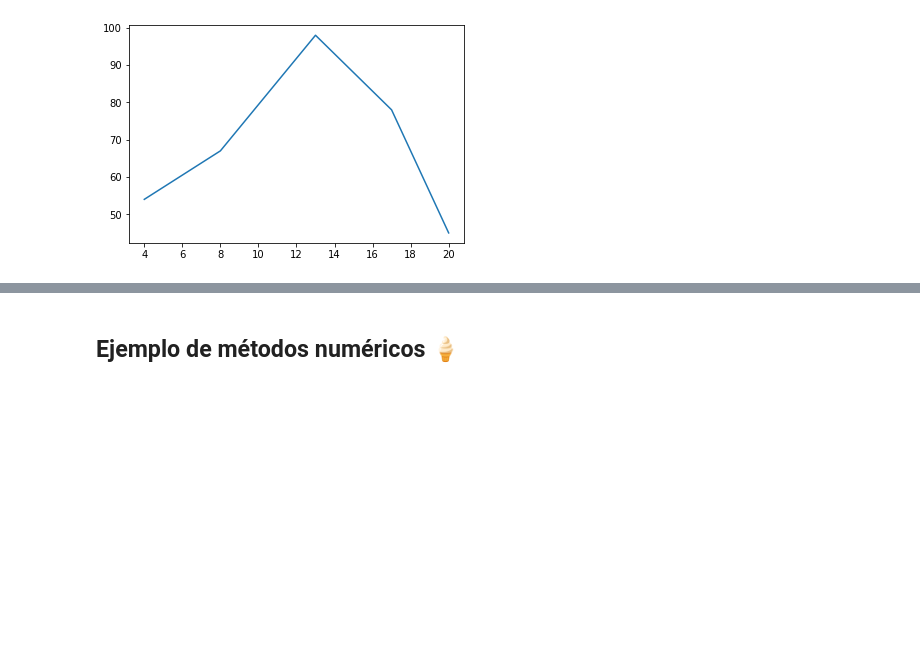
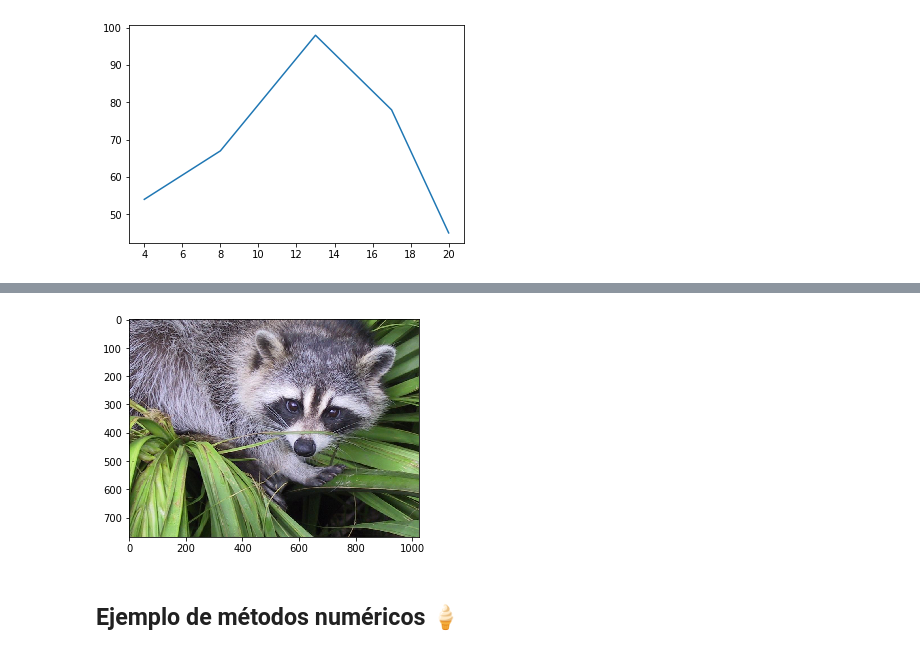
Before and after one commit to SamArtGS/Curso-Python, a Jupyter notebook: Teoría/Avanzado/El lenguaje de programación Python - Avanzado.ipynb, the cells around one changed output, grey strips where cells are left out. Cells and saved outputs as stored; diff of their text form; code cells hidden in the pictures; blank space fills up the shorter version.

```diff
--- a/Teoría/Avanzado/El lenguaje de programación Python - Avanzado.ipynb
+++ b/Teoría/Avanzado/El lenguaje de programación Python - Avanzado.ipynb
@@ -113,3 +323,12 @@ NameError: name 'np' is not defined
+# %%
+from scipy import misc
+import matplotlib.pyplot as plt
+
+face = misc.face()
+plt.imshow(face)
+plt.show()
+# %% [output]
+[figure, added]
 # %% [markdown]
 ## Ejemplo de métodos numéricos 🍦
 # %% [markdown]
```
Also changed, not shown: parts of 12 cells of this notebook, 22 other files.
